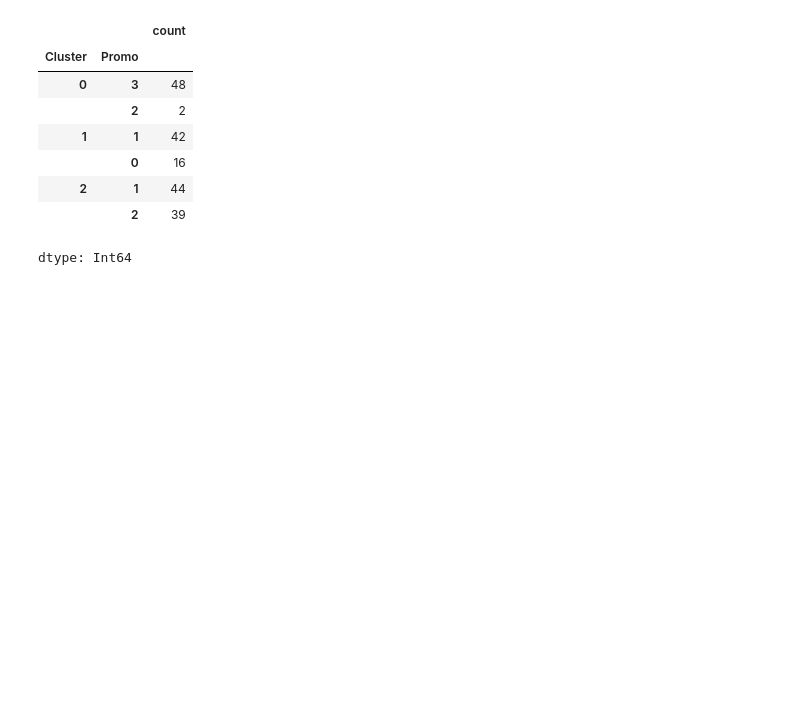
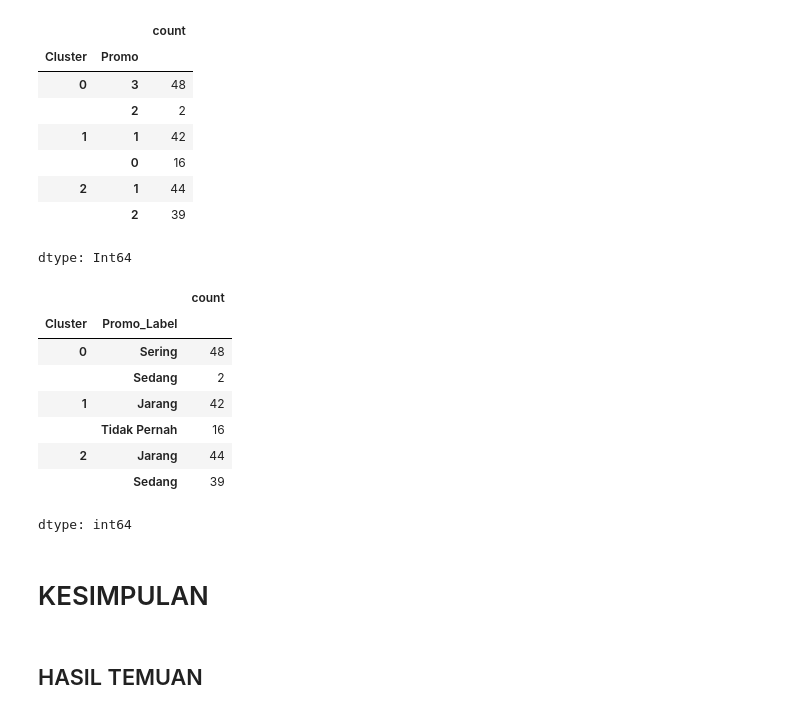
Before and after one commit to sahrul3114/Case-Study-Clustering-Analysis-Association-Rule, a Jupyter notebook: CP_02_Data_Mining_Kelompok_I.ipynb, the cells around one changed output. Drawn from its saved outputs; the diff is of its cells as text; code cells hidden in the pictures; blank space fills up the shorter version.

Commit message:
Kesimpulan dan Hasil

```diff
--- a/CP_02_Data_Mining_Kelompok_I.ipynb
+++ b/CP_02_Data_Mining_Kelompok_I.ipynb
@@ -789,3 +819,22 @@ df_inverse.groupby('Cluster')['Promo'].value_counts()
 | 2 | 1 | 44 |
 |  | 2 | 39 |
 dtype: Int64
+# %%
+promo_map = {0: 'Tidak Pernah', 1: 'Jarang', 2: 'Sedang', 3: 'Sering'}
+df_inverse['Promo_Label'] = df_inverse['Promo'].map(promo_map)
+# %%
+df_inverse.groupby('Cluster')['Promo_Label'].value_counts()
+# %% [output]
+|  |  | count |
+| Cluster | Promo_Label |  |
+| 0 | Sering | 48 |
+|  | Sedang | 2 |
+| 1 | Jarang | 42 |
+|  | Tidak Pernah | 16 |
+| 2 | Jarang | 44 |
+|  | Sedang | 39 |
+dtype: int64
+# %% [markdown]
+# KESIMPULAN
+# %% [markdown]
+## HASIL TEMUAN
```
Also changed, not shown: parts of 10 cells of this notebook.
